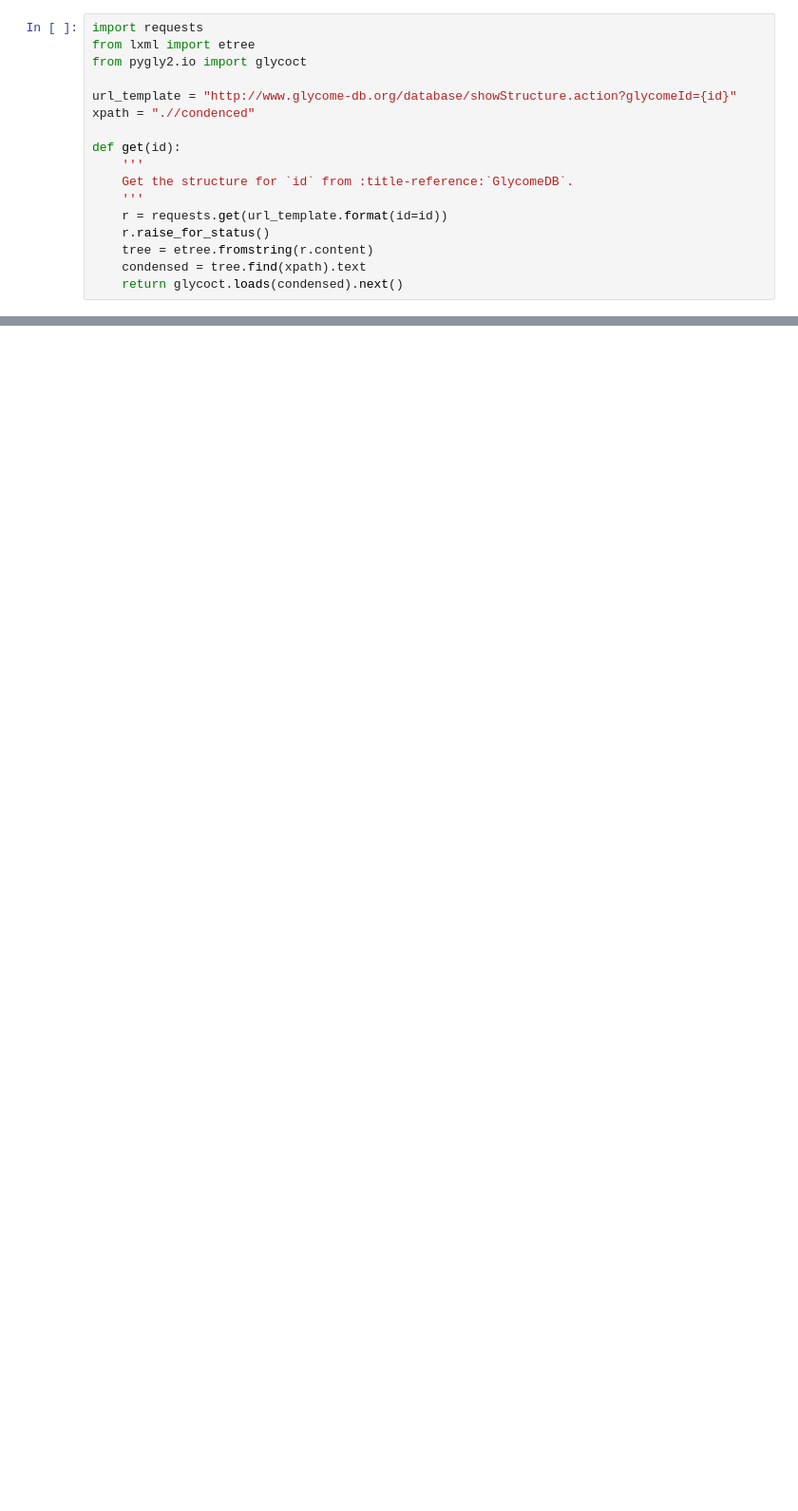
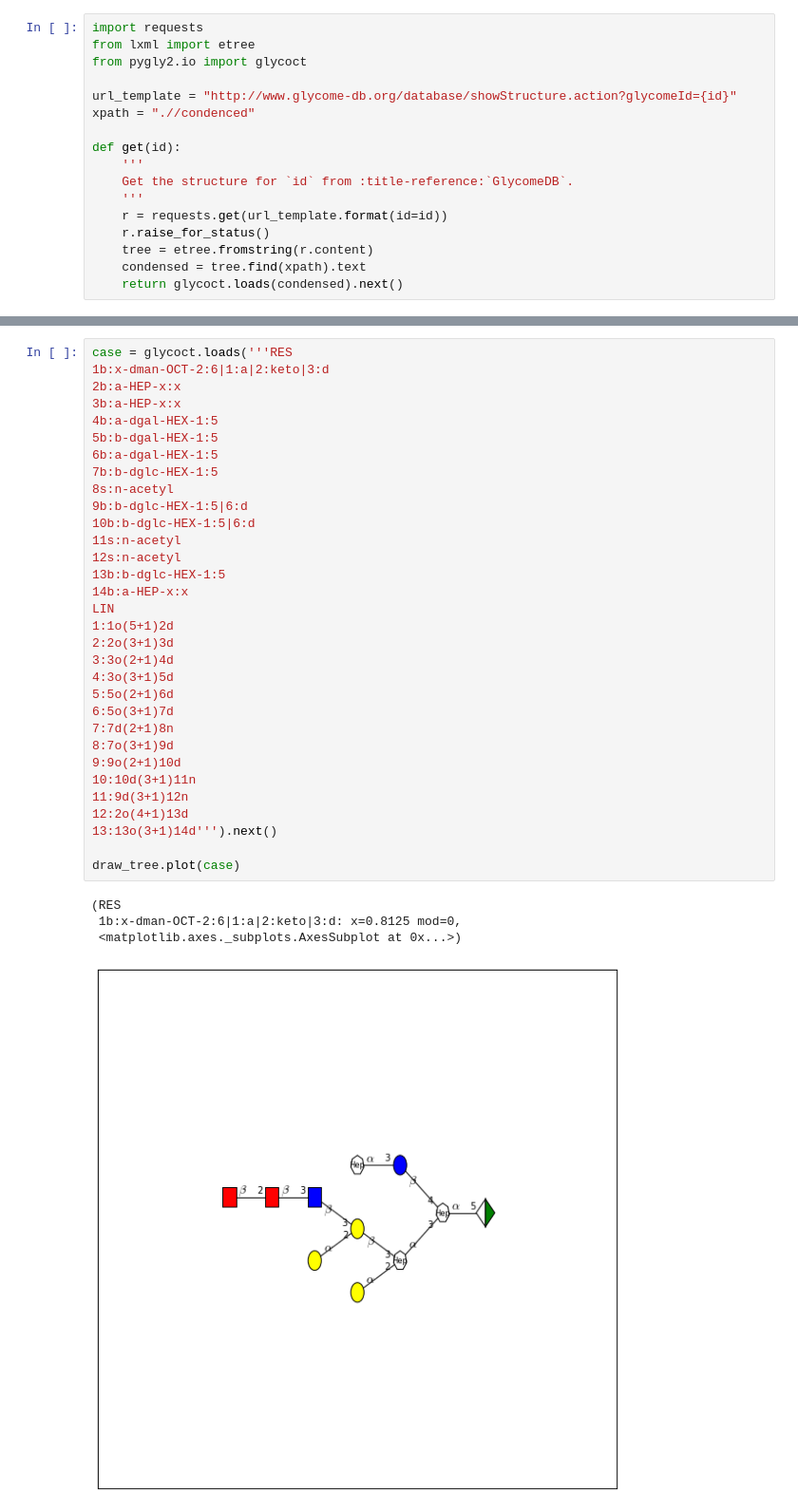
Before and after one commit to mobiusklein/glypy, a Jupyter notebook: contrib/plot/Testing.ipynb, the cells around one changed output, grey strips where cells are left out. Shown: that part at 95% size. Drawn from its saved outputs; the diff is of its cells as text; blank space fills up the shorter version.

```diff
--- a/contrib/plot/Testing.ipynb
+++ b/contrib/plot/Testing.ipynb
@@ -122,0 +160,37 @@ draw_tree.plot(monosaccharides.Fru)
+# %%
+case = glycoct.loads('''RES
+1b:x-dman-OCT-2:6|1:a|2:keto|3:d
+2b:a-HEP-x:x
+3b:a-HEP-x:x
+4b:a-dgal-HEX-1:5
+5b:b-dgal-HEX-1:5
+6b:a-dgal-HEX-1:5
+7b:b-dglc-HEX-1:5
+8s:n-acetyl
+9b:b-dglc-HEX-1:5|6:d
+10b:b-dglc-HEX-1:5|6:d
+11s:n-acetyl
+12s:n-acetyl
+13b:b-dglc-HEX-1:5
+14b:a-HEP-x:x
+LIN
+1:1o(5+1)2d
+2:2o(3+1)3d
+3:3o(2+1)4d
+4:3o(3+1)5d
+5:5o(2+1)6d
+6:5o(3+1)7d
+7:7d(2+1)8n
+8:7o(3+1)9d
+9:9o(2+1)10d
+10:10d(3+1)11n
+11:9d(3+1)12n
+12:2o(4+1)13d
+13:13o(3+1)14d''').next()
+
+draw_tree.plot(case)
+# %% [output]
+(RES
+ 1b:x-dman-OCT-2:6|1:a|2:keto|3:d: x=0.8125 mod=0,
+ <matplotlib.axes._subplots.AxesSubplot at 0x...>)
+[figure, added]
```
Also changed, not shown: parts of 14 cells of this notebook, 12 other files.
